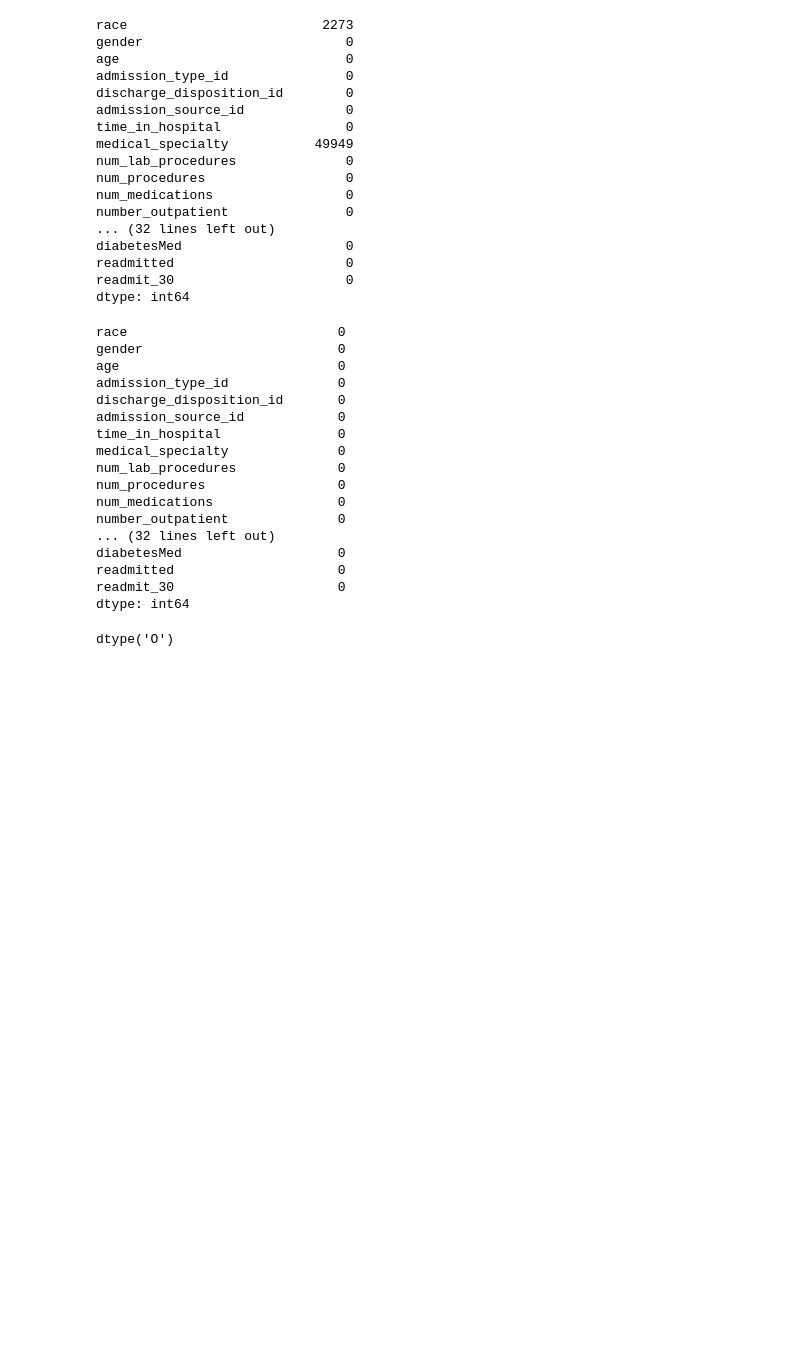
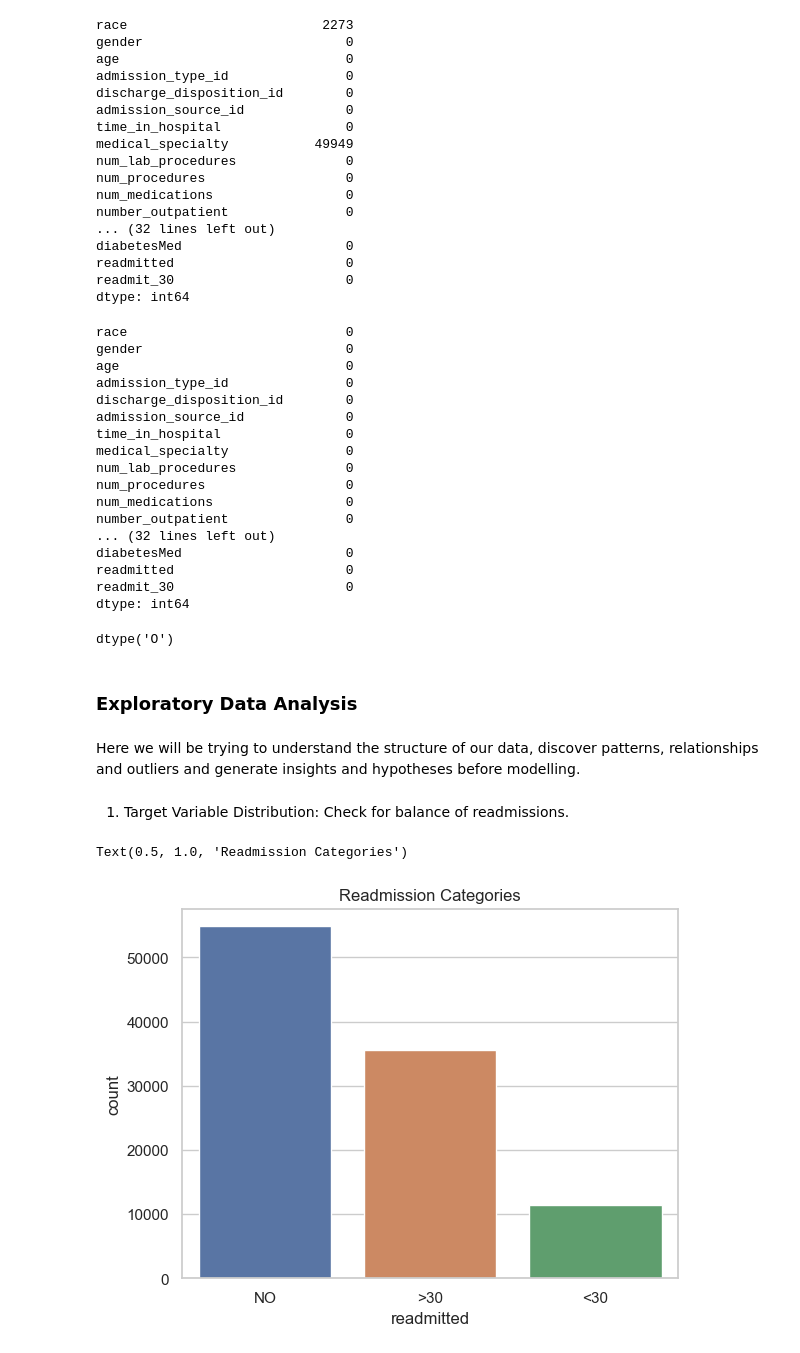
Before and after one commit to RaphaelMuthenya/diabetes-readmissions-ML, a Jupyter notebook: Diabetes-Readmission/diabetes-ml.ipynb, the cells around one changed output. Drawn from its saved outputs; the diff is of its cells as text; code cells hidden in the pictures; blank space fills up the shorter version.

```diff
--- a/Diabetes-Readmission/diabetes-ml.ipynb
+++ b/Diabetes-Readmission/diabetes-ml.ipynb
@@ -191,3 +191,18 @@ dtype('O')
 diabetes['diag_1'].fillna('Missing', inplace=True)
 diabetes['diag_2'].fillna('Missing', inplace=True)
 diabetes['diag_3'].fillna('Missing', inplace=True)
+# %% [markdown]
+### Exploratory Data Analysis
+# %% [markdown]
+Here we will be trying to understand the structure of our data, discover patterns, relationships and outliers and generate insights and hypotheses before modelling.
+# %% [markdown]
+1. Target Variable Distribution: Check for balance of readmissions.
+# %%
+import seaborn as sns
+import matplotlib.pyplot as plt
+# Visualizing the distribution of readmission categories
+sns.countplot(data=diabetes, x='readmitted')
+plt.title('Readmission Categories')
+# %% [output]
+Text(0.5, 1.0, 'Readmission Categories')
+[figure, added]
```
Also changed, not shown: parts of 26 cells of this notebook, 1 other file.
